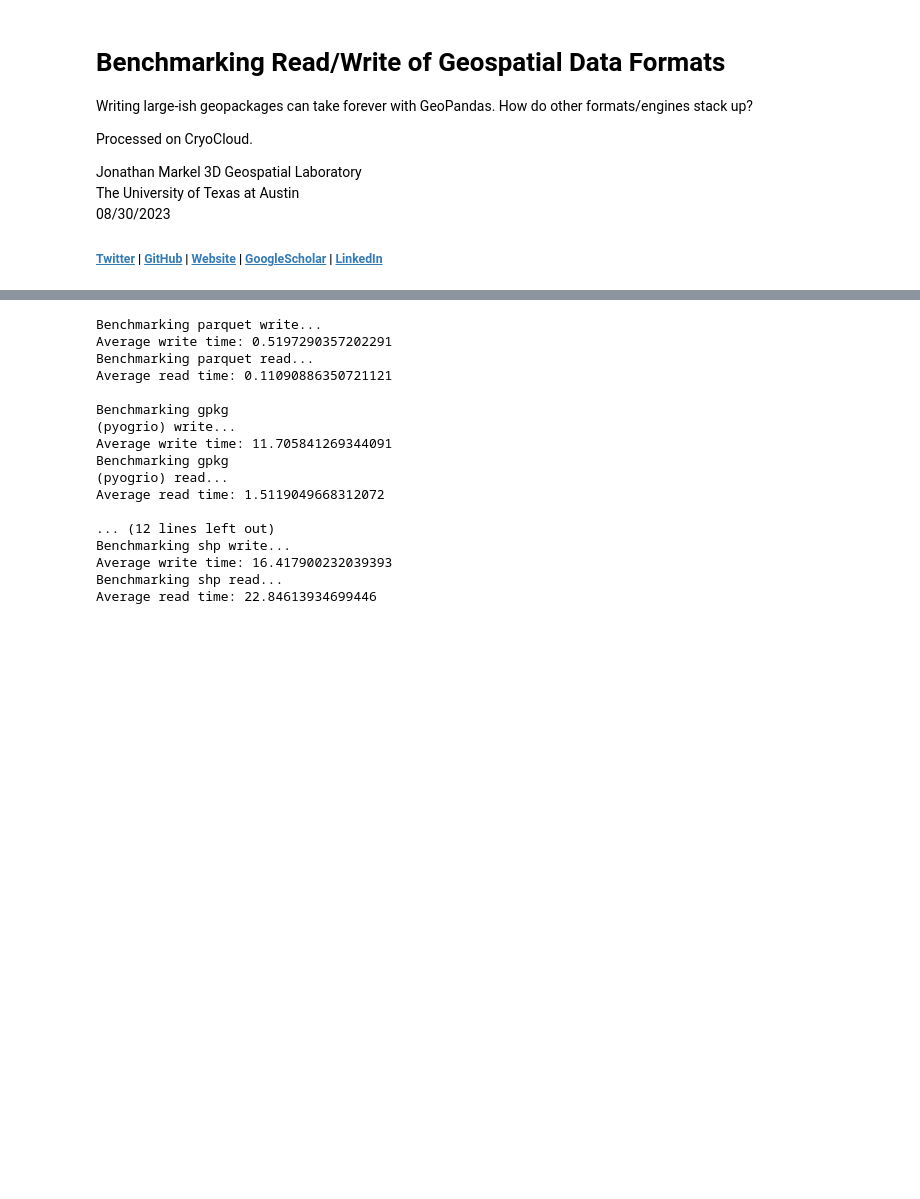
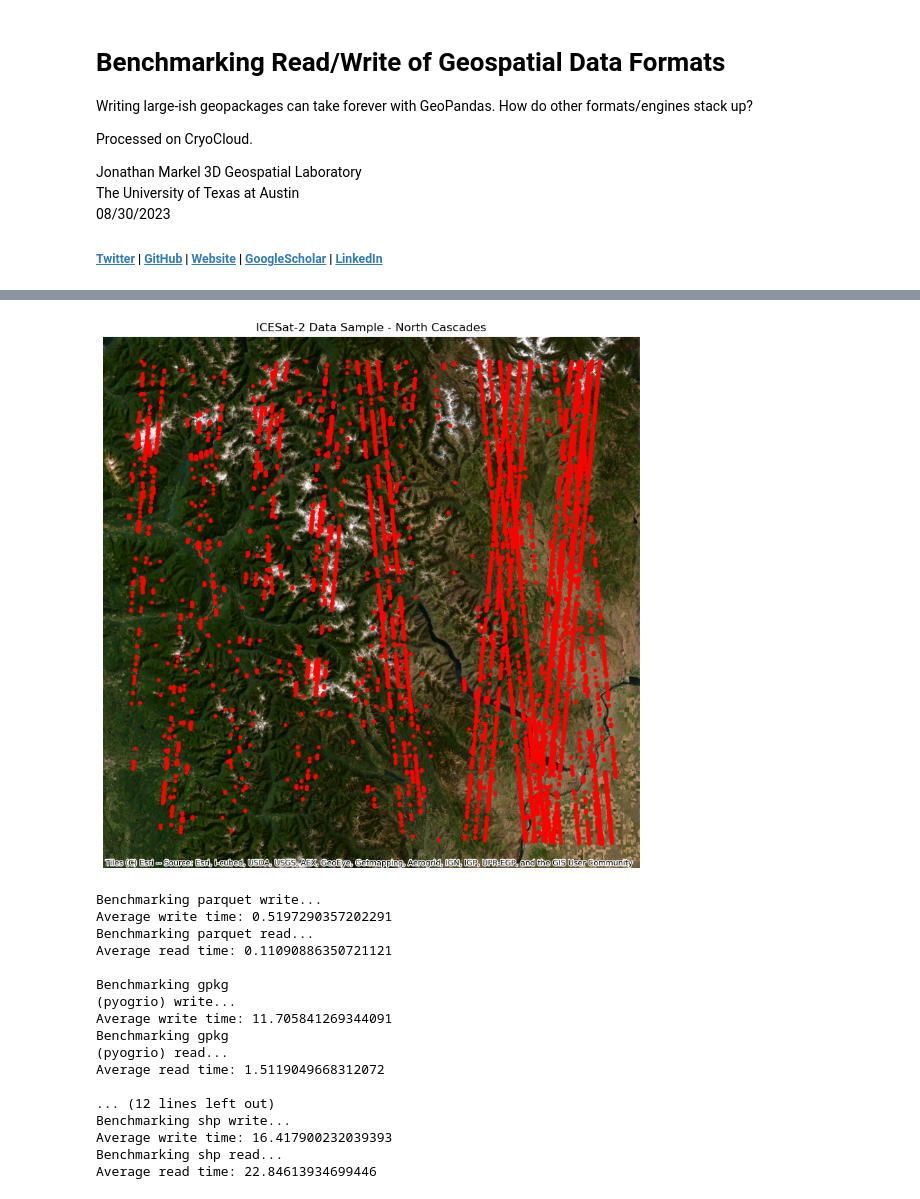
Before and after one commit to jonm3D/geobench, a Jupyter notebook: gpkg_vs_parquet_benchmark.ipynb, the cells around one changed output, grey strips where cells are left out. Saved outputs shown, nothing was run; the diff lists cells and outputs as text; code cells hidden in the pictures; blank space fills up the shorter version.

Commit message:
add data plot for github

```diff
--- a/gpkg_vs_parquet_benchmark.ipynb
+++ b/gpkg_vs_parquet_benchmark.ipynb
@@ -48,3 +44,15 @@ df.sample(1000).drop(columns='time').explore()
+# %%
+sample_df = df.sample(10000).drop(columns='time').to_crs('epsg:3857')
+
+fig, ax = plt.subplots(figsize=(10, 10))
+sample_df.plot(ax=ax, color='red', markersize=10, alpha=1)
+cx.add_basemap(ax, source=cx.providers.Esri.WorldImagery)
+ax.set_title('ICESat-2 Data Sample - North Cascades')
+ax.set_axis_off()
+
+plt.show()
+# %% [output]
+[figure, added]
 # %%
 def write_geo_data(df, filename, format, driver, use_pyogrio=True, layer_options=None):
     engine = "pyogrio" if use_pyogrio else None
```
Also changed, not shown: parts of 3 cells of this notebook.
